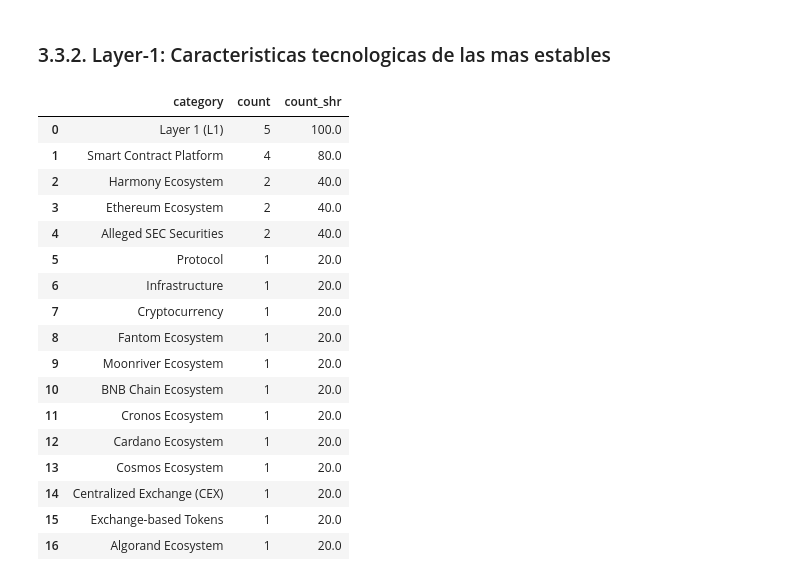
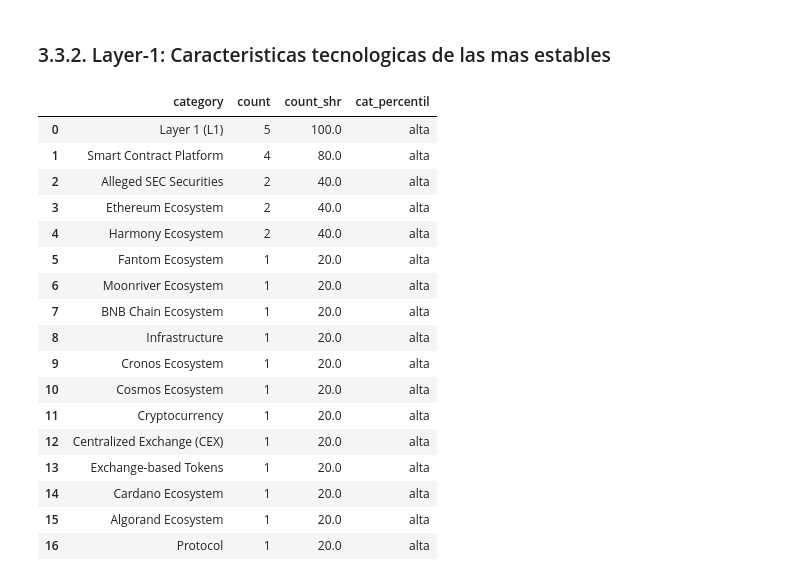
Before and after one commit to mmvvff/henry_pi_anltcs, a Jupyter notebook: data_process/03_eda_v2.ipynb, the cells around one changed output. Saved outputs shown, nothing was run; the diff lists cells and outputs as text; code cells hidden in the pictures.

```diff
--- a/data_process/03_eda_v2.ipynb
+++ b/data_process/03_eda_v2.ipynb
@@ -343,0 +391,14 @@ data_vltltyindex
+# %%
+# replicamos el proceso anterior para 'total_volumes'
+data_volume_rank = data_market.groupby(['category_id','coin_id','year'])['total_volumes'].mean().reset_index().rename(
+    columns={'total_volumes':'mean_volumes'})
+data_volume_rank['volumes_rank']=data_volume_rank.groupby(['category_id','year'])[
+    'mean_volumes'].rank(method='dense', ascending=True)
+data_volume_rank_res=data_volume_rank.groupby(
+    ['category_id','year'])['volumes_rank'].apply(rescalar)
+data_volume_rank_res=data_volume_rank_res.reset_index(
+    level=['category_id','year']).rename(
+        columns={'volumes_rank':'volumes_rank_rscld'}).drop(columns=['category_id','year'])
+data_volume_rank=data_volume_rank.join(data_volume_rank_res)
+data_volume_rank_index=data_volume_rank.groupby(['category_id','coin_id'])['volumes_rank_rscld'].mean().reset_index()
+data_volume_rank_index.head(5)
@@ -343,0 +412,12 @@ data_vltltyindex
+# %%
+# calculamos el indice de estabilidad relativa
+data_stblty_index=pd.merge(
+    data_vltlty_rank_index,
+    data_volume_rank_index,
+    on=['category_id','coin_id'])
+data_stblty_index['stblty_index']=round((
+    (data_stblty_index['vltlty_rank_rscld']*0.66) +
+    (data_stblty_index['volumes_rank_rscld']*0.34)
+    )*10,2)
+data_stblty_index.to_csv(os.path.join("3_output","data_stblty_index.csv"))
+data_stblty_index.sort_values(['category_id','stblty_index'],ascending=False)
@@ -433,38 +527,50 @@ data_vltltyindex_layer1_low=data_vltltyindex.loc[
+# %%
+data_layer1_median=data_stblty_index.loc[
+    data_stblty_index['category_id'].str.contains('layer-1')]['stblty_index'].median()
+
+data_stblty_index_layer1_high=data_stblty_index.loc[
+    (data_stblty_index['category_id'].str.contains('layer-1')) &
+    (data_stblty_index['stblty_index'] > data_layer1_median)
+    ].merge(data_coins_info_layer1)
+data_stblty_index_layer1_low=data_stblty_index.loc[
+    (data_stblty_index['category_id'].str.contains('layer-1')) &
+    (data_stblty_index['stblty_index'] <= data_layer1_median)
+    ].merge(data_coins_info_layer1)
 # %%
 # calculamos la frecuencia de cada una de las etiquetas listadas
 # cada etiqueta corresponde a una caracteristica tecnologica
 categories_freq_layer1_high=pd.DataFrame(
-    pd.Series(list(chain.from_iterable(data_vltltyindex_layer1_high['categories'].dropna())))
+    pd.Series(list(chain.from_iterable(data_stblty_index_layer1_high['categories'].dropna())))
     .value_counts()).reset_index().rename(columns={'index':'category'})
 
 # nuevamente, las caracteristicas no son excluyentes, asi que una criptomoneda puede evidenciar multiples caracteristicas
 # por esta razon, expresamos la frecuencia de cada caracteristica como porcentaje del total de casos del grupo;
 # naturalmente, todos los casos del grupo stablecoins son stablecoins;
 # dejamos esta fila como confirmacion de la consistencia en la conformacion de grupos
-categories_freq_layer1_high['count_shr']=round((categories_freq_layer1_high['count']/data_vltltyindex_layer1_high['coin_id'].nunique())*100,2)
+categories_freq_layer1_high['count_shr']=round((categories_freq_layer1_high['count']/data_stblty_index_layer1_high['coin_id'].nunique())*100,2)
+categories_freq_layer1_high['cat_percentil']='alta'
 
 # resultados
-categories_freq_layer1_high.to_csv(os.path.join("3_output","categories_freq_layer1_high.csv"))
 categories_freq_layer1_high.head(20)
 # %% [output]
-|  | category | count | count_shr |
-| 0 | Layer 1 (L1) | 5 | 100.0 |
-| 1 | Smart Contract Platform | 4 | 80.0 |
-| 2 | Harmony Ecosystem | 2 | 40.0 |
-| 3 | Ethereum Ecosystem | 2 | 40.0 |
-| 4 | Alleged SEC Securities | 2 | 40.0 |
-| 5 | Protocol | 1 | 20.0 |
-| 6 | Infrastructure | 1 | 20.0 |
-| 7 | Cryptocurrency | 1 | 20.0 |
-| 8 | Fantom Ecosystem | 1 | 20.0 |
-| 9 | Moonriver Ecosystem | 1 | 20.0 |
-| 10 | BNB Chain Ecosystem | 1 | 20.0 |
-| 11 | Cronos Ecosystem | 1 | 20.0 |
-| 12 | Cardano Ecosystem | 1 | 20.0 |
-| 13 | Cosmos Ecosystem | 1 | 20.0 |
-| 14 | Centralized Exchange (CEX) | 1 | 20.0 |
-| 15 | Exchange-based Tokens | 1 | 20.0 |
-| 16 | Algorand Ecosystem | 1 | 20.0 |
+|  | category | count | count_shr | cat_percentil |
+| 0 | Layer 1 (L1) | 5 | 100.0 | alta |
+| 1 | Smart Contract Platform | 4 | 80.0 | alta |
+| 2 | Alleged SEC Securities | 2 | 40.0 | alta |
+| 3 | Ethereum Ecosystem | 2 | 40.0 | alta |
+| 4 | Harmony Ecosystem | 2 | 40.0 | alta |
+| 5 | Fantom Ecosystem | 1 | 20.0 | alta |
+| 6 | Moonriver Ecosystem | 1 | 20.0 | alta |
+| 7 | BNB Chain Ecosystem | 1 | 20.0 | alta |
+| 8 | Infrastructure | 1 | 20.0 | alta |
+| 9 | Cronos Ecosystem | 1 | 20.0 | alta |
+| 10 | Cosmos Ecosystem | 1 | 20.0 | alta |
+| 11 | Cryptocurrency | 1 | 20.0 | alta |
+| 12 | Centralized Exchange (CEX) | 1 | 20.0 | alta |
+| 13 | Exchange-based Tokens | 1 | 20.0 | alta |
+| 14 | Cardano Ecosystem | 1 | 20.0 | alta |
+| 15 | Algorand Ecosystem | 1 | 20.0 | alta |
+| 16 | Protocol | 1 | 20.0 | alta |
 # %%
 # calculamos la frecuencia de cada una de las etiquetas listadas
 # cada etiqueta corresponde a una caracteristica tecnologica
```
Also changed, not shown: parts of 31 cells of this notebook, 24 other files.
